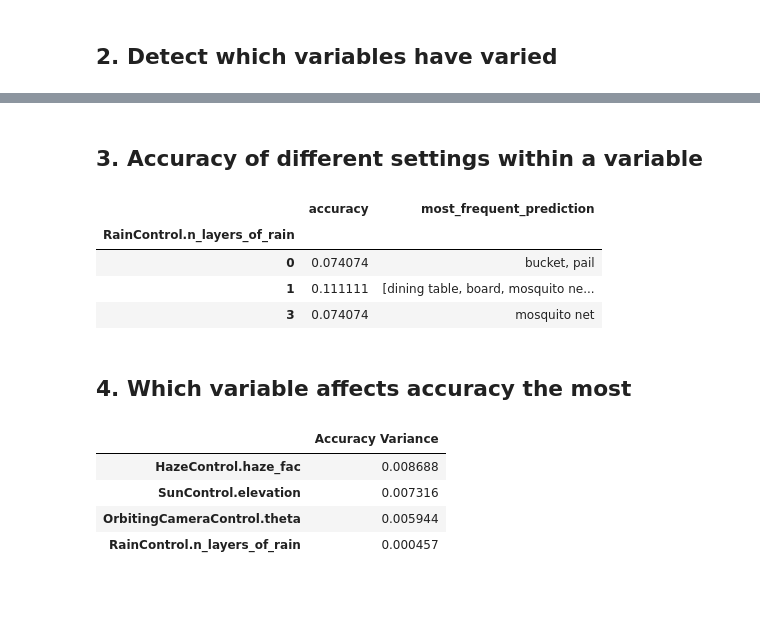
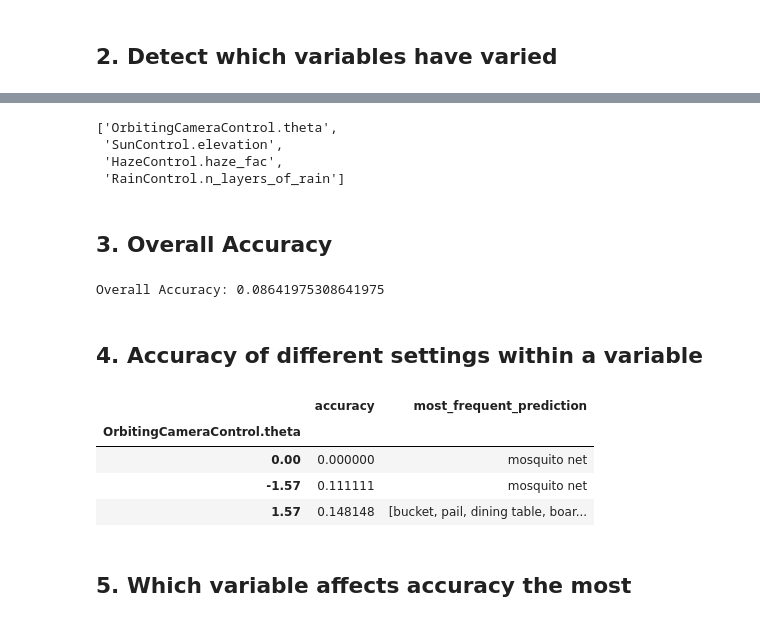
Before and after one commit to lr98769/3db, a Jupyter notebook: combined/analysis/analysis.ipynb, the cells around one changed output, grey strips where cells are left out. Saved outputs shown, nothing was run; the diff lists cells and outputs as text; code cells hidden in the pictures; blank space fills up the shorter version.

```diff
--- a/combined/analysis/analysis.ipynb
+++ b/combined/analysis/analysis.ipynb
@@ -47,35 +188,25 @@ outputVaryingVariables(df)
+# %%
+analysis.varyingVariables
+# %% [output]
+['OrbitingCameraControl.theta',
+ 'SunControl.elevation',
+ 'HazeControl.haze_fac',
+ 'RainControl.n_layers_of_rain']
+# %% [markdown]
+## 3. Overall Accuracy
+# %%
+analysis.overallAccuracy()
+# %% [output]
+Overall Accuracy: 0.08641975308641975
 # %% [markdown]
-## 3. Accuracy of different settings within a variable
+## 4. Accuracy of different settings within a variable
-# %%
-def variableAccuracies(df):
-    colnames = outputVaryingVariables(df)
-    variables = {}
-    for i, colname in enumerate(colnames):
-        variables[colname] = df.groupby(colname).agg(accuracy=('is_correct', 'mean'),
-                              most_frequent_prediction=('prediction', lambda x: x.mode()))
-        variables[colname].sort_values(['accuracy'],ascending=True)
-    return variables
-variables = variableAccuracies(df)
-variables['RainControl.n_layers_of_rain']
-# %% [output]
-|  | accuracy | most_frequent_prediction |
-| RainControl.n_layers_of_rain |  |  |
-| 0 | 0.074074 | bucket, pail |
-| 1 | 0.111111 | [dining table, board, mosquito ne... |
-| 3 | 0.074074 | mosquito net |
+# %%
+analysis.variableSettingAccuracies('OrbitingCameraControl.theta')
+# %% [output]
+|  | accuracy | most_frequent_prediction |
+| OrbitingCameraControl.theta |  |  |
+| 0.00 | 0.000000 | mosquito net |
+| -1.57 | 0.111111 | mosquito net |
+| 1.57 | 0.148148 | [bucket, pail, dining table, boar... |
 # %% [markdown]
-## 4. Which variable affects accuracy the most
+## 5. Which variable affects accuracy the most
-# %%
-def varianceOfVariableAccuracies(df):
-    colnames = outputVaryingVariables(df)
-    variances = {}
-    for i, colname in enumerate(colnames):
-        variances[colname] = [float(df.groupby(colname).agg(accuracy=('is_correct', 'mean')).var())]
-    return pd.DataFrame(variances).transpose().rename({0: 'Accuracy Variance'}, axis=1).sort_values(['Accuracy Variance'],ascending=False)
-varianceOfVariableAccuracies(df)
-# %% [output]
-|  | Accuracy Variance |
-| HazeControl.haze_fac | 0.008688 |
-| SunControl.elevation | 0.007316 |
-| OrbitingCameraControl.theta | 0.005944 |
-| RainControl.n_layers_of_rain | 0.000457 |
```
Also changed, not shown: parts of 19 cells of this notebook.
